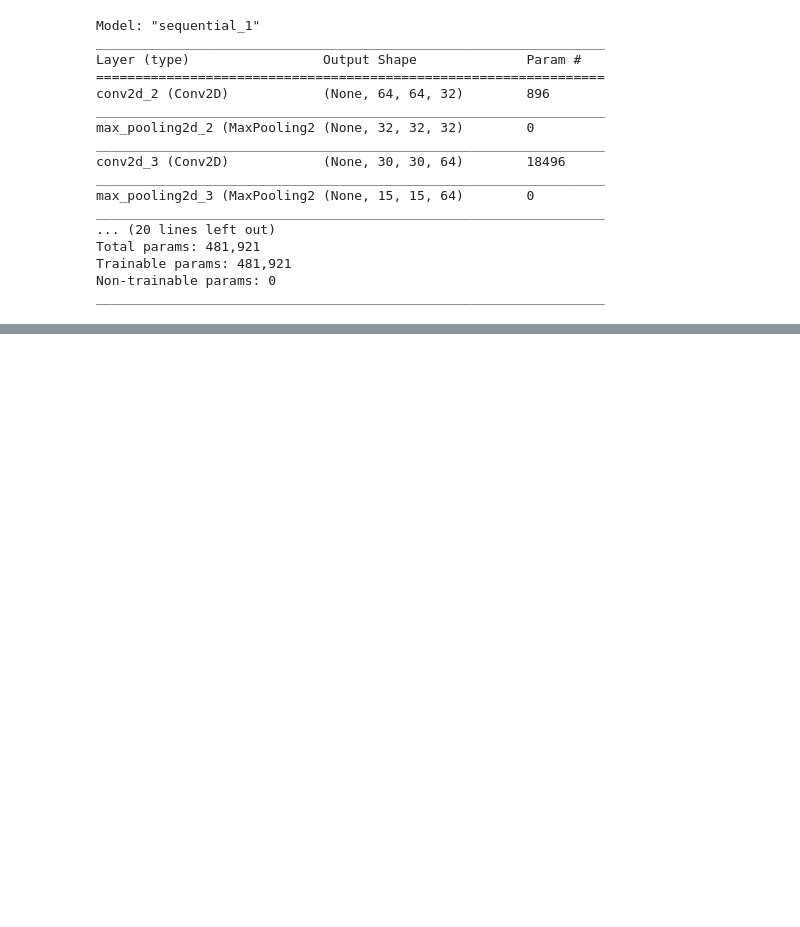
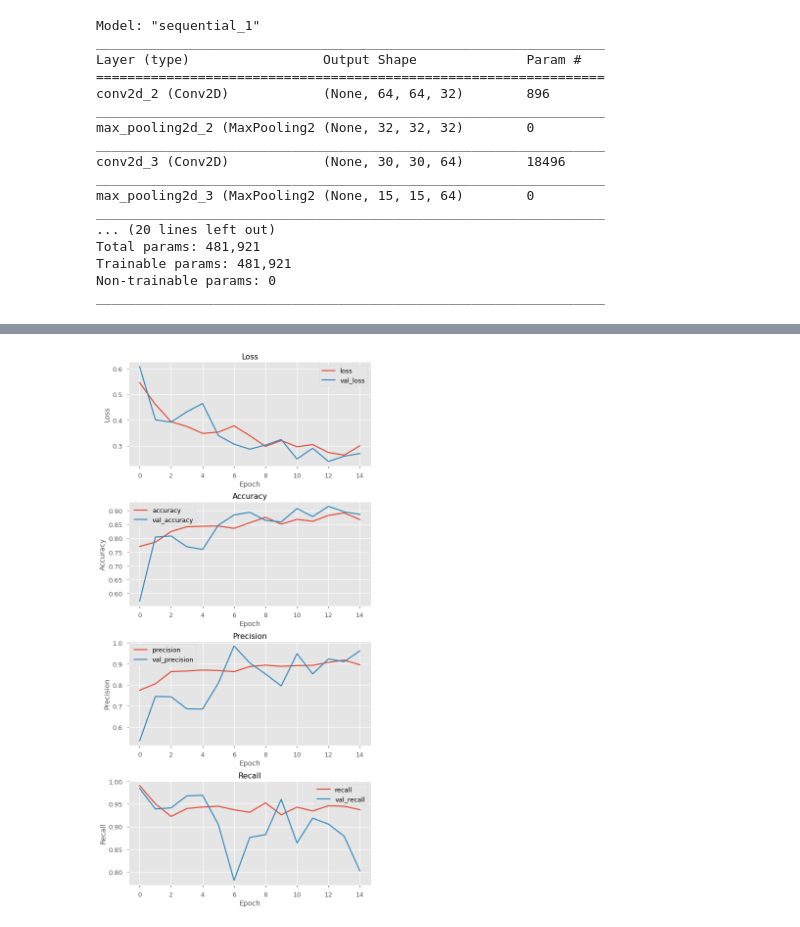
Before and after one commit to ewehmueller/xray-classification, a Jupyter notebook: image-classification.ipynb, the cells around one changed output, grey strips where cells are left out. Cells and saved outputs as stored; diff of their text form; code cells hidden in the pictures; blank space fills up the shorter version.

Commit message:
Added 3rd model and more elaborate conclusions

```diff
--- a/image-classification.ipynb
+++ b/image-classification.ipynb
@@ -435,0 +479,20 @@ These graphs look like a solid improvement from our initial model. Our loss is c
+# %%
+model3.compile(optimizer='adam',
+              loss='binary_crossentropy',
+              metrics=['accuracy',
+               tf.keras.metrics.Precision(name='precision'),
+               tf.keras.metrics.Recall(name='recall')])
+# %%
+train_datagen_final = ImageDataGenerator(rescale = 1./255,
+                                        rotation_range=40,
+                                        width_shift_range=0.2,
+                                        height_shift_range=0.2,
+                                        shear_range=0.2,
+                                        zoom_range=0.2,
+                                        horizontal_flip=True,
+                                        fill_mode='nearest')
+
+train_generator_final = train_datagen_final.flow_from_directory(train_files,
+                                  target_size = (64,64),
+                                  batch_size = 32,
+                                  class_mode = 'binary');
@@ -435,0 +501,6 @@ These graphs look like a solid improvement from our initial model. Our loss is c
+# %%
+cnn_model3 = model3.fit(train_generator_final,
+                         steps_per_epoch = 50,
+                         epochs = 15,
+                         validation_data = validation_generator,
+                         validation_steps = 16)
@@ -435,0 +525,4 @@ These graphs look like a solid improvement from our initial model. Our loss is c
+# %%
+plot_history(cnn_model3)
+# %% [output]
+[figure, added]
```
Also changed, not shown: parts of 18 cells of this notebook.
